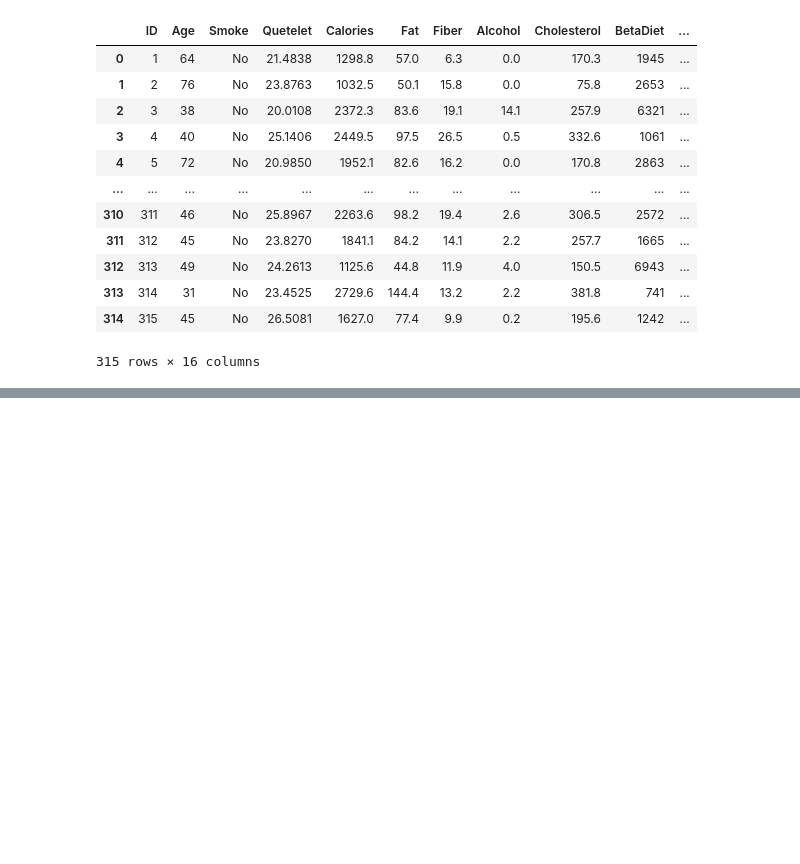
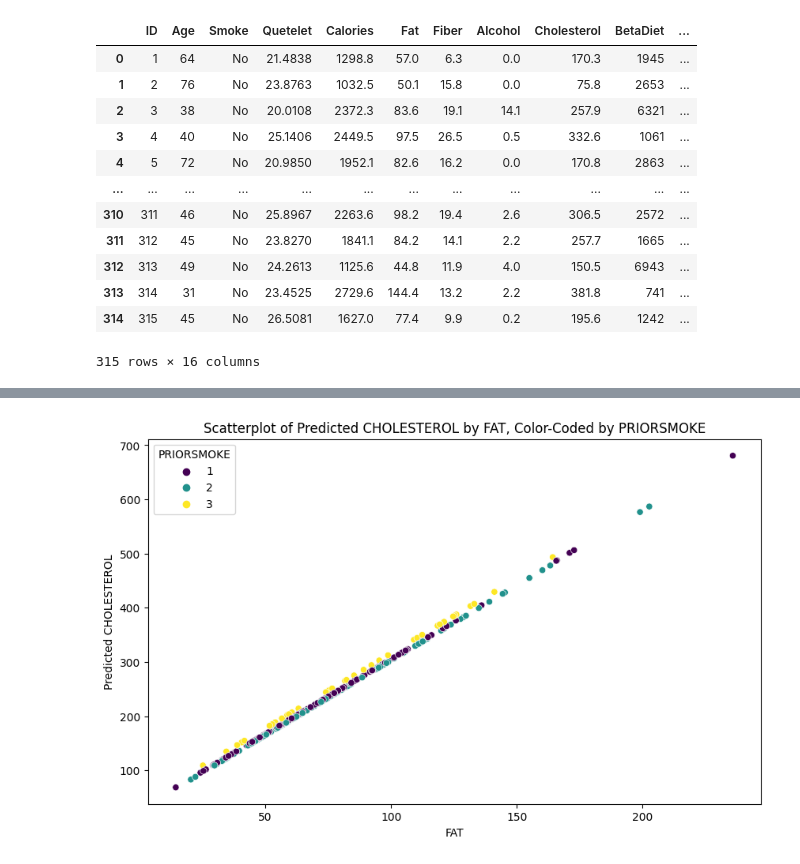
Before and after one commit to MichaelRocchio/msds_410, a Jupyter notebook: Assignment_5/rocchio_assign5.ipynb, the cells around one changed output, grey strips where cells are left out. Saved outputs shown, nothing was run; the diff lists cells and outputs as text; code cells hidden in the pictures; blank space fills up the shorter version.

```diff
--- a/Assignment_5/rocchio_assign5.ipynb
+++ b/Assignment_5/rocchio_assign5.ipynb
@@ -64,0 +82,7 @@ If you can provide the output of the ANOVA, we can further interpret those resul
+# %%
+
+prior_smoke_dummies = pd.get_dummies(nutrition_data['PriorSmoke'], prefix='PriorSmoke', drop_first=True)
+
+nutrition_data_with_dummies = pd.concat([nutrition_data, prior_smoke_dummies], axis=1)
+
+nutrition_data_with_dummies[['PriorSmoke', 'PriorSmoke_2', 'PriorSmoke_3']].head()
@@ -64,0 +157,14 @@ If you can provide the output of the ANOVA, we can further interpret those resul
+# %%
+import statsmodels.api as sm
+nutrition_data_with_dummies['PriorSmoke_2']=nutrition_data_with_dummies['PriorSmoke_2'].astype('int64')
+nutrition_data_with_dummies['PriorSmoke_3']=nutrition_data_with_dummies['PriorSmoke_3'].astype('int64')
+Y_model_2 = nutrition_data_with_dummies['Cholesterol']
+X_model_2 = nutrition_data_with_dummies[['PriorSmoke_2', 'PriorSmoke_3', 'Fat']]
+X_model_2 = sm.add_constant(X_model_2)
+
+model_2 = sm.OLS(Y_model_2, X_model_2)
+
+results_model_2 = model_2.fit()
+
+summary_model_2 = results_model_2.summary()
+summary_model_2
@@ -64,0 +244,9 @@ If you can provide the output of the ANOVA, we can further interpret those resul
+# %%
+# Obtaining the predicted values for "CHOLESTEROL" (Y) using Model 2
+predicted_values_model_2 = results_model_2.predict(X_model_2)
+
+# Adding the predicted values to the dataset
+nutrition_data_with_dummies['Predicted_Cholesterol'] = predicted_values_model_2
+
+# Displaying the first few rows to verify the predicted values
+nutrition_data_with_dummies[['Cholesterol', 'Predicted_Cholesterol', 'PriorSmoke', 'Fat']].head()
@@ -64,0 +260,15 @@ If you can provide the output of the ANOVA, we can further interpret those resul
+# %%
+# Importing the necessary library for plotting
+import matplotlib.pyplot as plt
+import seaborn as sns
+
+# Scatterplot of Predicted Values for CHOLESTEROL (Y) by FAT (X), Color-Coded by PRIORSMOKE
+plt.figure(figsize=(10, 6))
+sns.scatterplot(x='Fat', y='Predicted_Cholesterol', hue='PriorSmoke', palette='viridis', data=nutrition_data_with_dummies)
+plt.title('Scatterplot of Predicted CHOLESTEROL by FAT, Color-Coded by PRIORSMOKE')
+plt.xlabel('FAT')
+plt.ylabel('Predicted CHOLESTEROL')
+plt.legend(title='PRIORSMOKE')
+plt.show()
+# %% [output]
+[figure, added]
```
Also changed, not shown: parts of 36 cells of this notebook.
